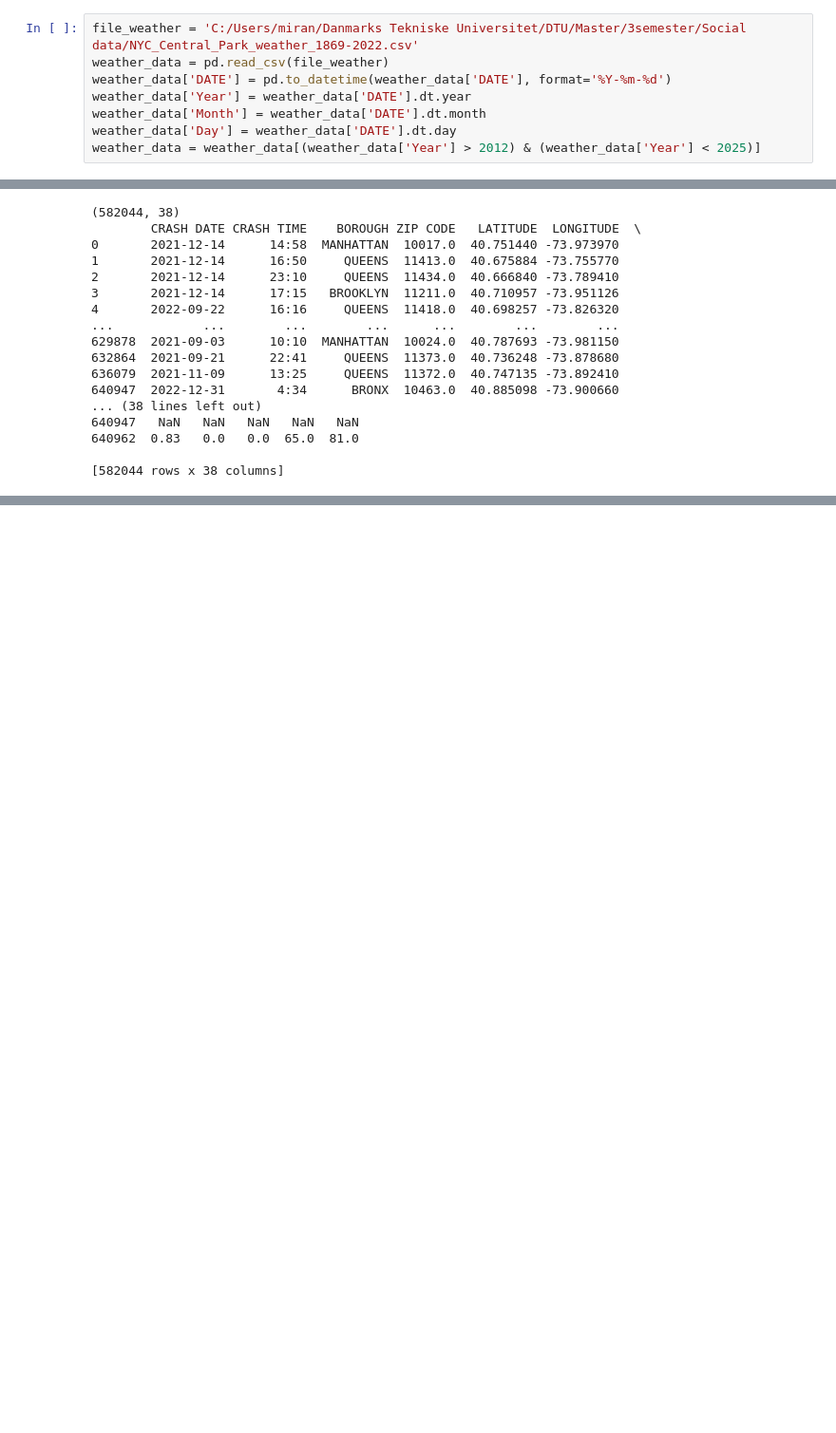
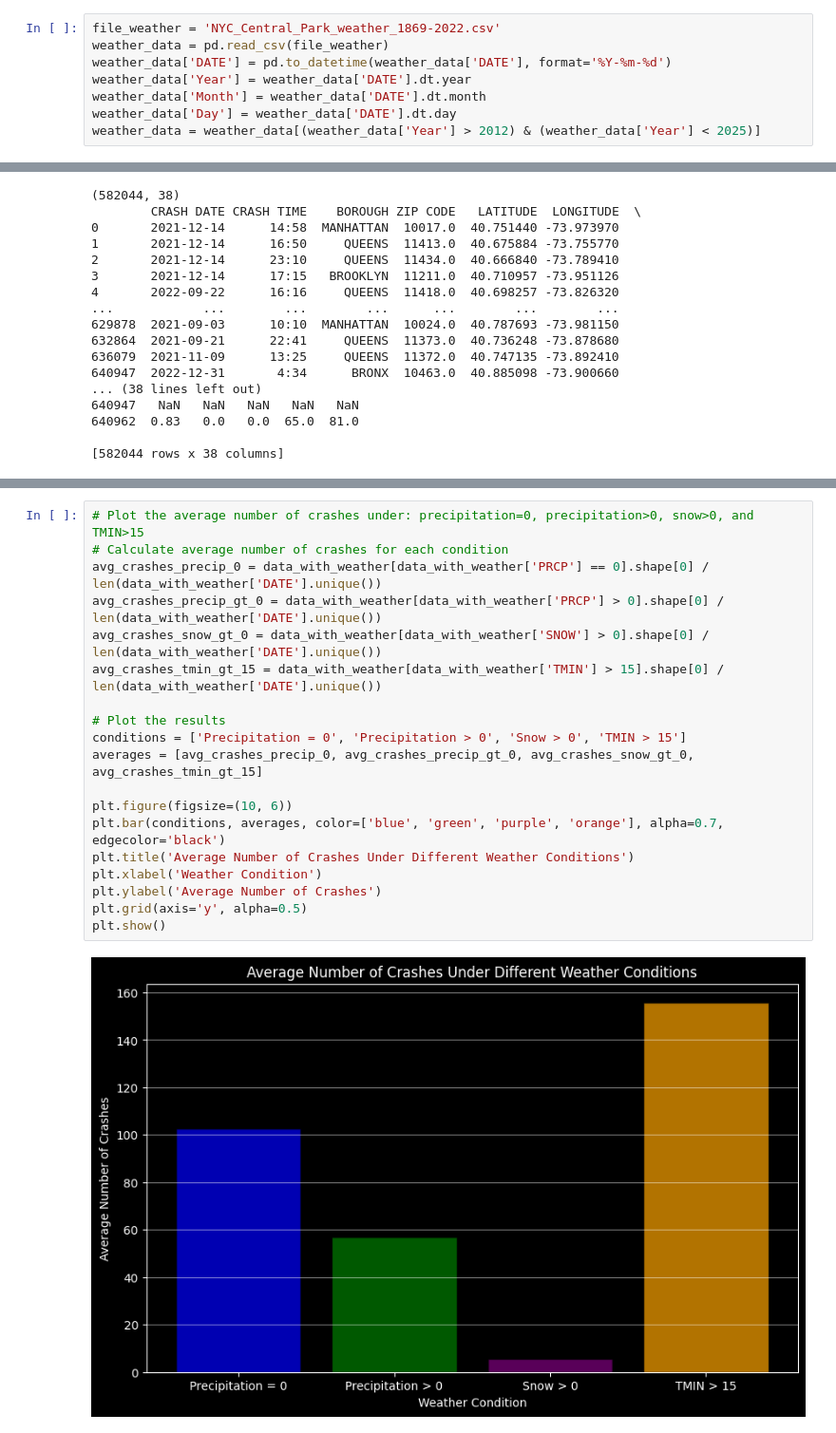
Before and after one commit to s204257/Final_project_02806, a Jupyter notebook: Data.ipynb, the cells around one changed output, grey strips where cells are left out. Shown at 95% size. Cells and saved outputs as stored; diff of their text form; blank space fills up the shorter version.

```diff
--- a/Data.ipynb
+++ b/Data.ipynb
@@ -36,7 +38,7 @@ data = pd.read_csv(file)
 data['Month'] = pd.to_datetime(data['CRASH DATE']).dt.month
 data['Day'] = pd.to_datetime(data['CRASH DATE']).dt.day
 # %%
-file_weather = 'C:/Users/miran/Danmarks Tekniske Universitet/DTU/Master/3semester/Social data/NYC_Central_Park_weather_1869-2022.csv'
+file_weather = 'NYC_Central_Park_weather_1869-2022.csv'
 weather_data = pd.read_csv(file_weather)
 weather_data['DATE'] = pd.to_datetime(weather_data['DATE'], format='%Y-%m-%d')
 weather_data['Year'] = weather_data['DATE'].dt.year
@@ -134,0 +137,21 @@ plt.show()
+# %%
+# Plot the average number of crashes under: precipitation=0, precipitation>0, snow>0, and TMIN>15
+# Calculate average number of crashes for each condition
+avg_crashes_precip_0 = data_with_weather[data_with_weather['PRCP'] == 0].shape[0] / len(data_with_weather['DATE'].unique())
+avg_crashes_precip_gt_0 = data_with_weather[data_with_weather['PRCP'] > 0].shape[0] / len(data_with_weather['DATE'].unique())
+avg_crashes_snow_gt_0 = data_with_weather[data_with_weather['SNOW'] > 0].shape[0] / len(data_with_weather['DATE'].unique())
+avg_crashes_tmin_gt_15 = data_with_weather[data_with_weather['TMIN'] > 15].shape[0] / len(data_with_weather['DATE'].unique())
+
+# Plot the results
+conditions = ['Precipitation = 0', 'Precipitation > 0', 'Snow > 0', 'TMIN > 15']
+averages = [avg_crashes_precip_0, avg_crashes_precip_gt_0, avg_crashes_snow_gt_0, avg_crashes_tmin_gt_15]
+
+plt.figure(figsize=(10, 6))
+plt.bar(conditions, averages, color=['blue', 'green', 'purple', 'orange'], alpha=0.7, edgecolor='black')
+plt.title('Average Number of Crashes Under Different Weather Conditions')
+plt.xlabel('Weather Condition')
+plt.ylabel('Average Number of Crashes')
+plt.grid(axis='y', alpha=0.5)
+plt.show()
+# %% [output]
+[figure, added]
```
Also changed, not shown: parts of 15 cells of this notebook, 1 other file.
